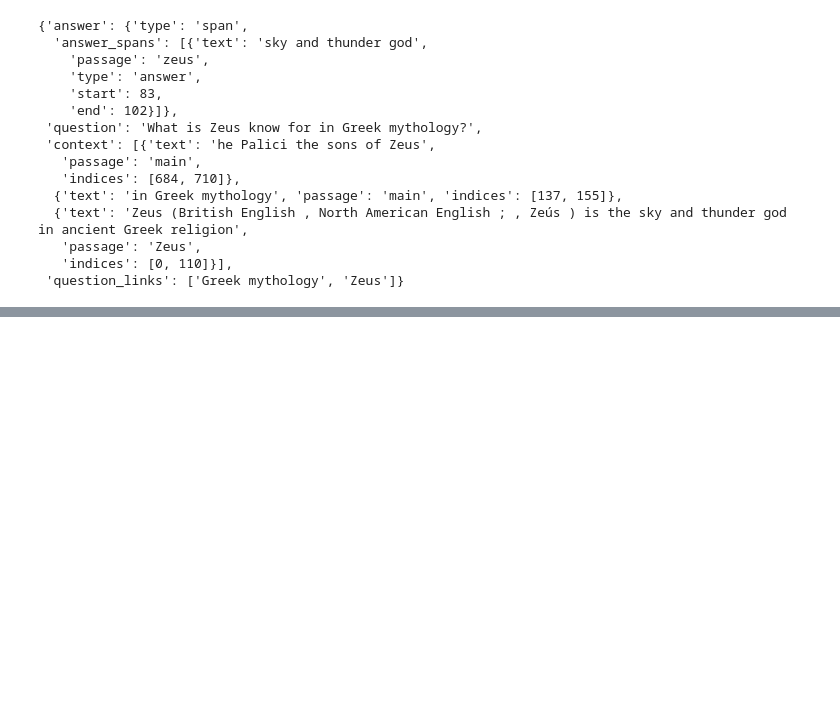
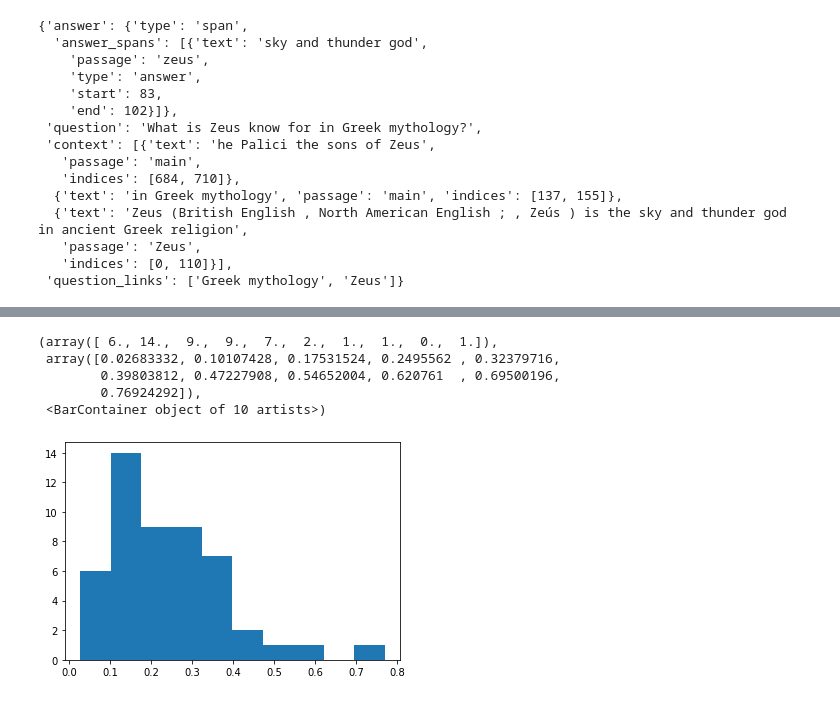
Before and after one commit to EltonCN/IA024, a Jupyter notebook: 11-RAGAs/Aula_10_11_RAGAs.ipynb, the cells around one changed output, grey strips where cells are left out. Cells and saved outputs as stored; diff of their text form; code cells hidden in the pictures; blank space fills up the shorter version.

```diff
--- a/11-RAGAs/Aula_10_11_RAGAs.ipynb
+++ b/11-RAGAs/Aula_10_11_RAGAs.ipynb
@@ -286,0 +658,9 @@ score
+# %%
+plt.hist(answer_relevance)
+# %% [output]
+(array([ 6., 14.,  9.,  9.,  7.,  2.,  1.,  1.,  0.,  1.]),
+ array([0.02683332, 0.10107428, 0.17531524, 0.2495562 , 0.32379716,
+        0.39803812, 0.47227908, 0.54652004, 0.620761  , 0.69500196,
+        0.76924292]),
+ <BarContainer object of 10 artists>)
+[figure, added]
```
Also changed, not shown: parts of 50 cells of this notebook, 2 other files.
